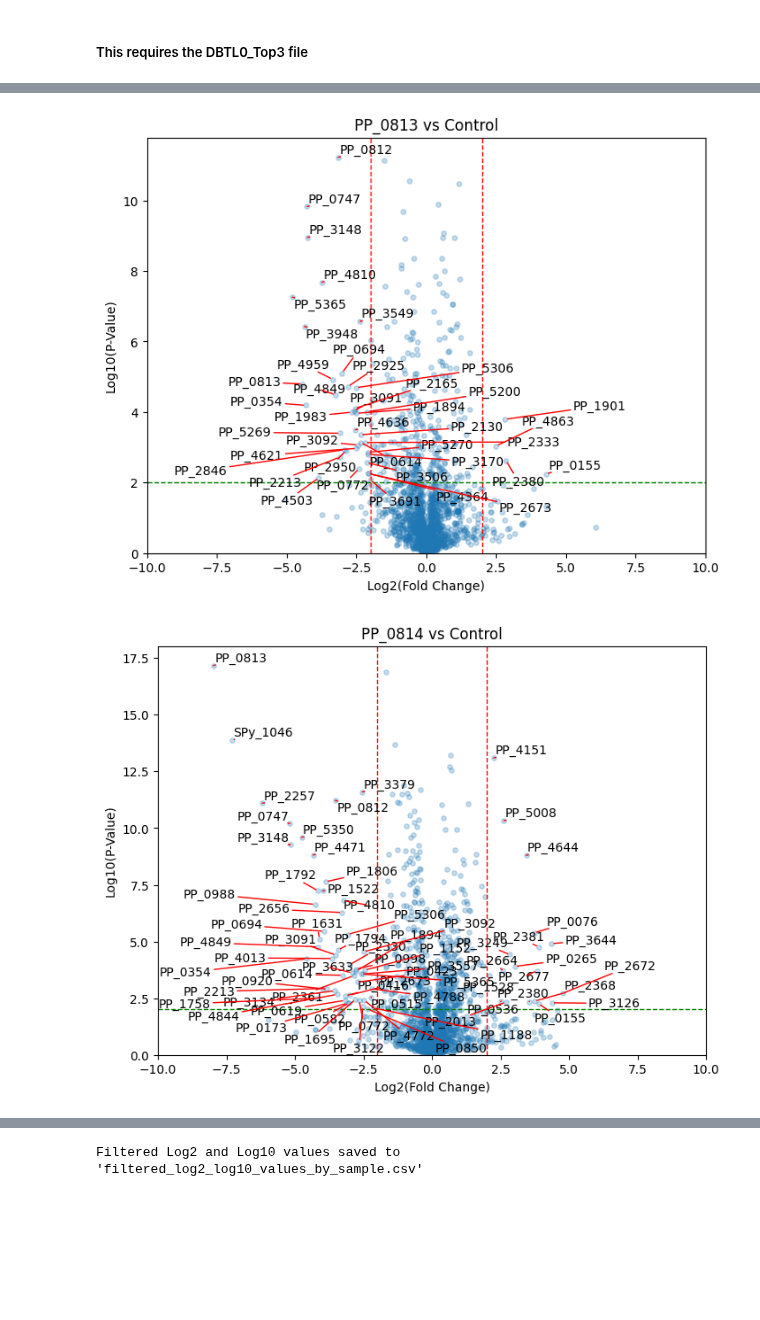
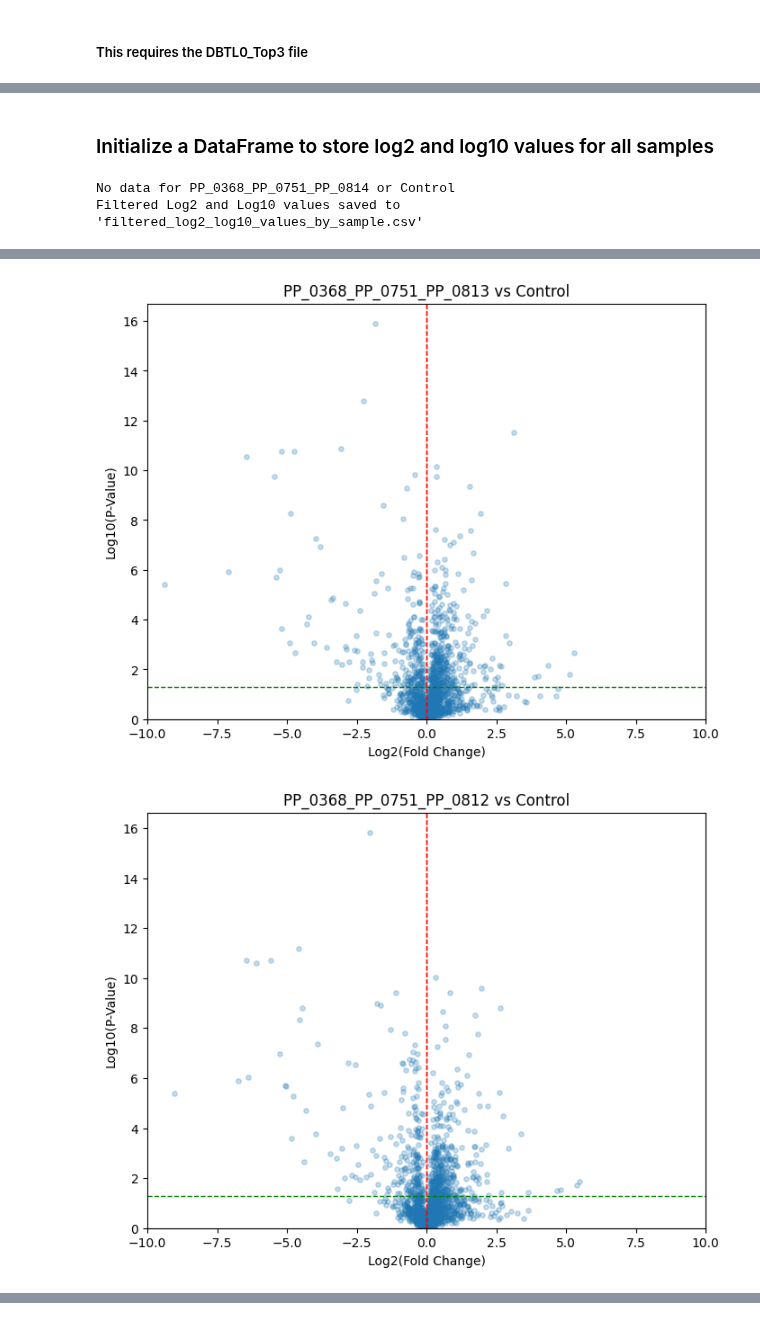
Before and after one commit to JBEI/Isoprenol_CRISPRi, a Jupyter notebook: 241219_CRISPRi_sgRNA/241219_DBTL0_Top3.ipynb, the cells around one changed output, grey strips where cells are left out. Cells and saved outputs as stored; diff of their text form; code cells hidden in the pictures; blank space fills up the shorter version.

Commit message:
Checking DBTL0,DBTL5,DBTL4

```diff
--- a/241219_CRISPRi_sgRNA/241219_DBTL0_Top3.ipynb
+++ b/241219_CRISPRi_sgRNA/241219_DBTL0_Top3.ipynb
@@ -8,7 +8,7 @@ from scipy.stats import ttest_ind
 from adjustText import adjust_text
 
 # Load the data files
-DBTL0_Top3 = pd.read_csv('DBTL0_Top3.csv')  # Replace with your actual file names
+DBTL0_Top3 = pd.read_csv('DBTL5_adj.csv')  # Replace with your actual file names
 name_df = pd.read_csv('proteomics_id_translator_240305.csv')  # Assuming a file with 'original' and 'locus' columns
 # %%
 # Create a dictionary from the name_df for fast lookup
@@ -24,0 +25,2 @@ In total, N = 0/784056 proteins were not translated to locus names
+# %% [markdown]
+### Initialize a DataFrame to store log2 and log10 values for all samples
@@ -25,27 +49,17 @@ In total, N = 0/784056 proteins were not translated to locus names
+# %%
+log2_log10_results = pd.DataFrame()
+sample_control_pairs = {
+    'PP_0368_PP_0751_PP_0812_PP_0815': 'Control',
+
+    'PP_0368_PP_0751_PP_0813': 'Control',
+#    'PP_0368_PP_0751_PP_0814': 'Control',
+    'PP_0368_PP_0751_PP_0812': 'Control',
+}
+# %%
+# Define thresholds for filtering
+log2_fold_change_threshold = 0
+p_value_threshold = 0.05
 # %%
-import pandas as pd
-import numpy as np
-import matplotlib.pyplot as plt
-from scipy.stats import ttest_ind
-from adjustText import adjust_text
-
-# Initialize a DataFrame to store log2 and log10 values for all samples
-log2_log10_results = pd.DataFrame()
-
-sample_control_pairs = {
-    'PP_0812': 'Control',
-    'PP_0813': 'Control',
-    'PP_0814': 'Control',
-    'PP_0815': 'Control',
-    'PP_0751': 'Control',
-    'PP_0528': 'Control',
-    'PP_0368': 'Control',
-}
-
-# Define thresholds for filtering
-log2_fold_change_threshold = 2
-p_value_threshold = 0.01
-
 # Define replicates to include for specific samples
 replicates_to_include = ['R4', 'R5', 'R6']
 
@@ -150,20 +164,22 @@ for sample, control in sample_control_pairs.items():
     plt.axhline(y=-np.log10(p_value_threshold), color='g', linestyle='--', linewidth=1)
 
     # Annotate significant points
-    texts = []
-    labels = merged_data['Protein.Group']
-    for i, label in enumerate(labels):
-        if (fold_change[i] > log2_fold_change_threshold or fold_change[i] <-log2_fold_change_threshold) and p_values[i] > -np.log10(p_value_threshold):
-            text = plt.text(fold_change[i], p_values[i], label, fontsize=10)
-            texts.append(text)
+#     texts = []
+#     labels = merged_data['Protein.Group']
+#     for i, label in enumerate(labels):
+#         if (fold_change[i] > log2_fold_change_threshold or fold_change[i] <-log2_fold_change_threshold) and p_values[i] > -np.log10(p_value_threshold):
+#             text = plt.text(fold_change[i], p_values[i], label, fontsize=10)
+#             texts.append(text)
 
-    if texts:
-        adjust_text(texts, arrowprops=dict(arrowstyle='-', color='red', lw=1))
+#     if texts:
+#         adjust_text(texts, arrowprops=dict(arrowstyle='-', color='red', lw=1))
 
     # Show the plot
-    plt.show()
+     #plt.show()
 
 # Save the filtered log2 and log10 values to a CSV file
-log2_log10_results.to_csv('filtered_log2_log10_values_by_sample.csv', index=False)
+log2_log10_results.to_csv('dbtl5_filtered_log2_log10_values_by_sample.csv', index=False)
 print("Filtered Log2 and Log10 values saved to 'filtered_log2_log10_values_by_sample.csv'")
 # %% [output]
+No data for PP_0368_PP_0751_PP_0814 or Control
+Filtered Log2 and Log10 values saved to 'filtered_log2_log10_values_by_sample.csv'
@@ -171,2 +187,2 @@ print("Filtered Log2 and Log10 values saved to 'filtered_log2_log10_values_by_sa
-[figure, old version]
+[figure, new version]
-[figure, old version]
+[figure, new version]
@@ -177 +188,0 @@ print("Filtered Log2 and Log10 values saved to 'filtered_log2_log10_values_by_sa
-Filtered Log2 and Log10 values saved to 'filtered_log2_log10_values_by_sample.csv'
```
Also changed, not shown: parts of 4 cells of this notebook, 5 other files.
